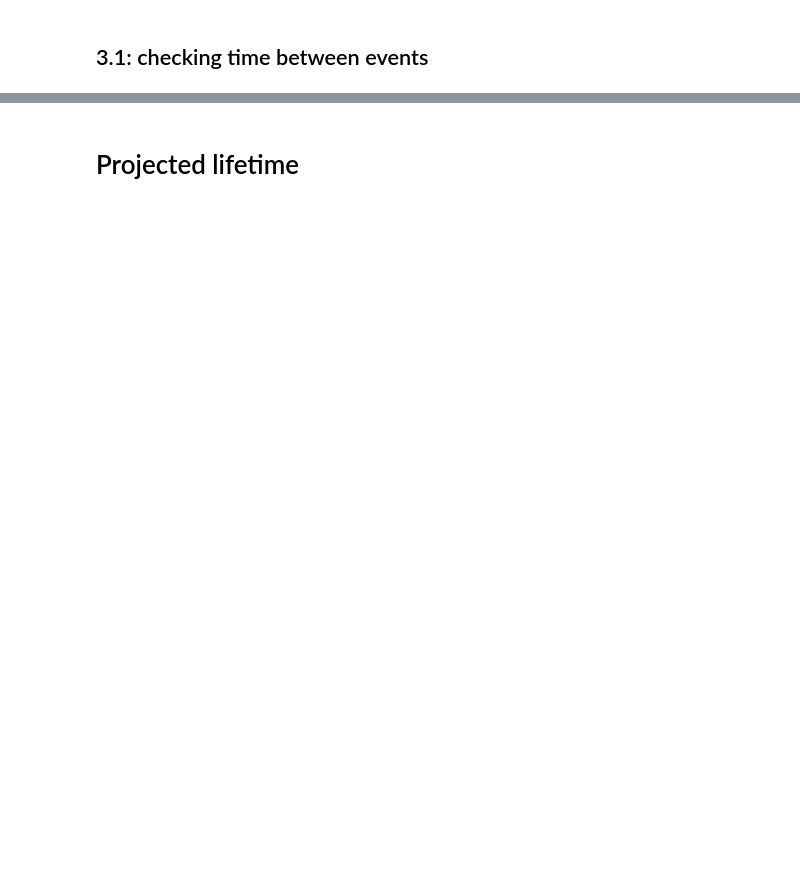
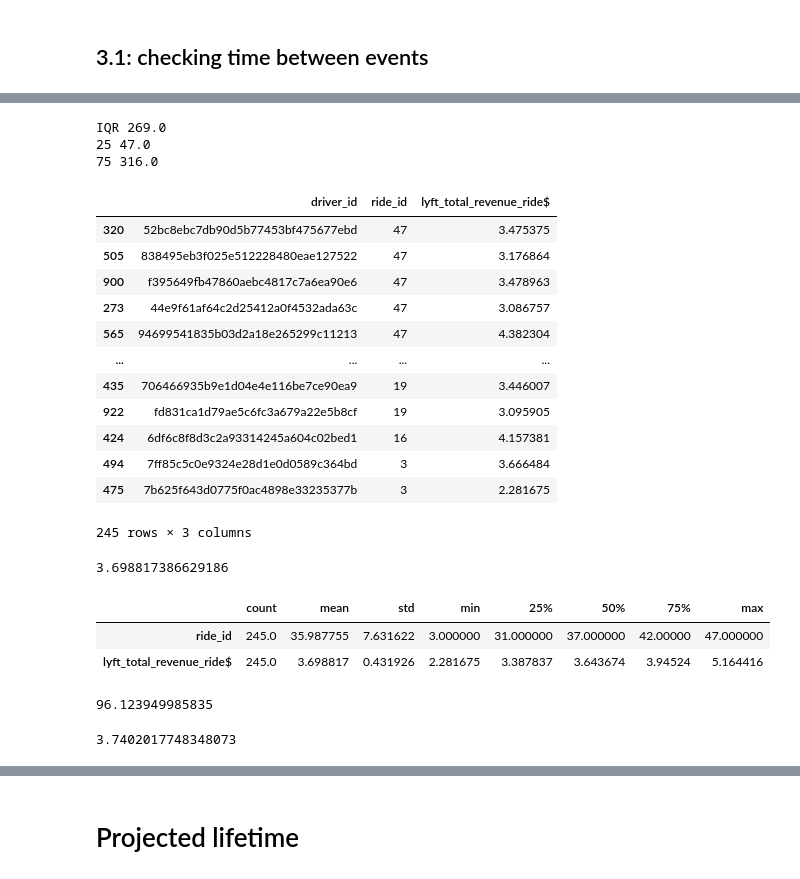
Before and after one commit to Brunadiasmiguel/challenge_drive, a Jupyter notebook: data_wrangling.ipynb, the cells around one changed output, grey strips where cells are left out. Drawn from its saved outputs; the diff is of its cells as text; code cells hidden in the pictures; blank space fills up the shorter version.

```diff
--- a/data_wrangling.ipynb
+++ b/data_wrangling.ipynb
@@ -1071,0 +755,11 @@ total_revenue_df["cost_waiting_time$"].value_counts()
+# %%
+#clustering info
+
+descriptive["IQR"] = descriptive["75%"] - descriptive["25%"]
+print("IQR",descriptive["IQR"])
+print("25", descriptive["25%"])
+print("75", descriptive["75%"])
+# %% [output]
+IQR 269.0
+25 47.0
+75 316.0
@@ -1071,0 +770,44 @@ total_revenue_df["cost_waiting_time$"].value_counts()
+# %%
+#occasional drivers
+
+occasional_df=driver_frequency_lifetime_df.loc[(driver_frequency_lifetime_df["ride_id"]<=47)]
+# %%
+#confirm
+
+occasional_df
+# %% [output]
+|  | driver_id | ride_id | lyft_total_revenue_ride$ |
+| 320 | 52bc8ebc7db90d5b77453bf475677ebd | 47 | 3.475375 |
+| 505 | 838495eb3f025e512228480eae127522 | 47 | 3.176864 |
+| 900 | f395649fb47860aebc4817c7a6ea90e6 | 47 | 3.478963 |
+| 273 | 44e9f61af64c2d25412a0f4532ada63c | 47 | 3.086757 |
+| 565 | 94699541835b03d2a18e265299c11213 | 47 | 4.382304 |
+| ... | ... | ... | ... |
+| 435 | 706466935b9e1d04e4e116be7ce90ea9 | 19 | 3.446007 |
+| 922 | fd831ca1d79ae5c6fc3a679a22e5b8cf | 19 | 3.095905 |
+| 424 | 6df6c8f8d3c2a93314245a604c02bed1 | 16 | 4.157381 |
+| 494 | 7ff85c5c0e9324e28d1e0d0589c364bd | 3 | 3.666484 |
+| 475 | 7b625f643d0775f0ac4898e33235377b | 3 | 2.281675 |
+245 rows × 3 columns
+# %%
+# mean earnings occasional driver cluster per ride per driver
+
+occasional_df["lyft_total_revenue_ride$"].mean()
+# %% [output]
+3.698817386629186
+# %%
+#check the average lifetime value of an occasional driver
+
+occasional_df_stats=occasional_df.describe().transpose()
+occasional_df_stats
+# %% [output]
+|  | count | mean | std | min | 25% | 50% | 75% | max |
+| ride_id | 245.0 | 35.987755 | 7.631622 | 3.000000 | 31.000000 | 37.000000 | 42.00000 | 47.000000 |
+| lyft_total_revenue_ride$ | 245.0 | 3.698817 | 0.431926 | 2.281675 | 3.387837 | 3.643674 | 3.94524 | 5.164416 |
+# %%
+# occasional driver lifetime value taken into consideration the average amount of rides and the value
+
+occasional_avg_lifetime=25.987755*3.698817
+occasional_avg_lifetime
+# %% [output]
+96.123949985835
@@ -1071,0 +818,6 @@ total_revenue_df["cost_waiting_time$"].value_counts()
+# %%
+# mean earnings average driver cluster per ride per driver
+
+average_df["lyft_total_revenue_ride$"].mean()
+# %% [output]
+3.7402017748348073
```
Also changed, not shown: parts of 119 cells of this notebook.
